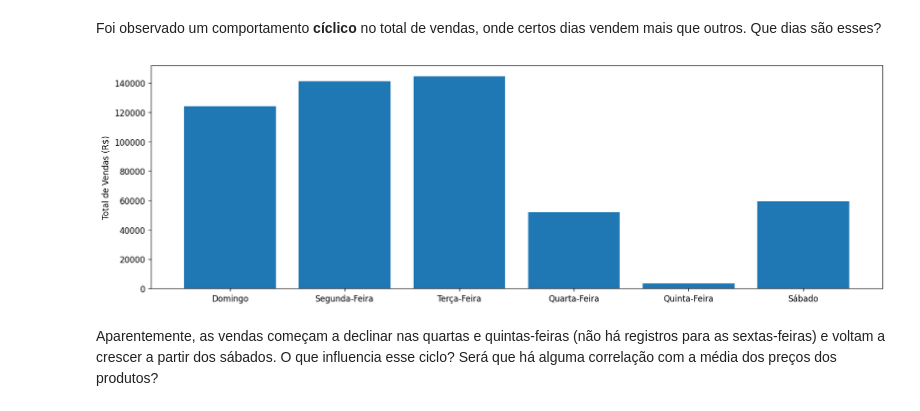
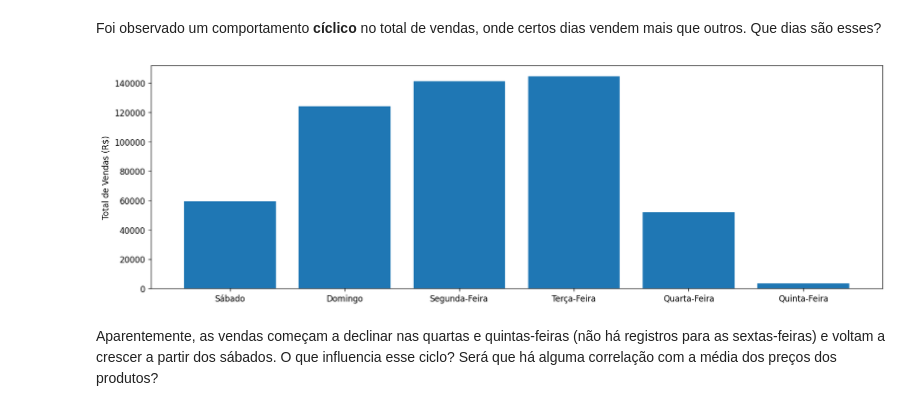
Before and after one commit to BrunaFPereira/Projeto_Modulo_4, a Jupyter notebook: Projeto_4.ipynb, the cells around one changed output. Saved outputs shown, nothing was run; the diff lists cells and outputs as text; code cells hidden in the pictures.

```diff
--- a/Projeto_4.ipynb
+++ b/Projeto_4.ipynb
@@ -764,16 +758,16 @@ def adicionar_dia(n):
 
 df_unico['dia_semana'] = df_unico['dia_semana'].apply(adicionar_dia)
 # %%
-df_total_vendas_por_dia = df_unico.groupby('dia_semana', as_index=False).sum().reindex([0,3,5,1,2,4])
+df_total_vendas_por_dia = df_unico.groupby('dia_semana', as_index=False).sum().reindex([4,0,3,5,1,2])
 plt.figure(figsize=(16,5), dpi=120)
 plt.bar(
     df_total_vendas_por_dia['dia_semana'],
     df_total_vendas_por_dia['valor_de_venda']
 )
 plt.ylabel('Total de Vendas (R$)')
 plt.show()
 # %% [output]
-[figure, old version]
+[figure, new version]
 # %% [markdown]
 Aparentemente, as vendas começam a declinar nas quartas e quintas-feiras (não há registros para as sextas-feiras) e voltam a crescer a partir dos sábados. O que influencia esse ciclo? Será que há alguma correlação com a média dos preços dos produtos?
 # %%
```
Also changed, not shown: parts of 38 cells of this notebook, 1 other file.
